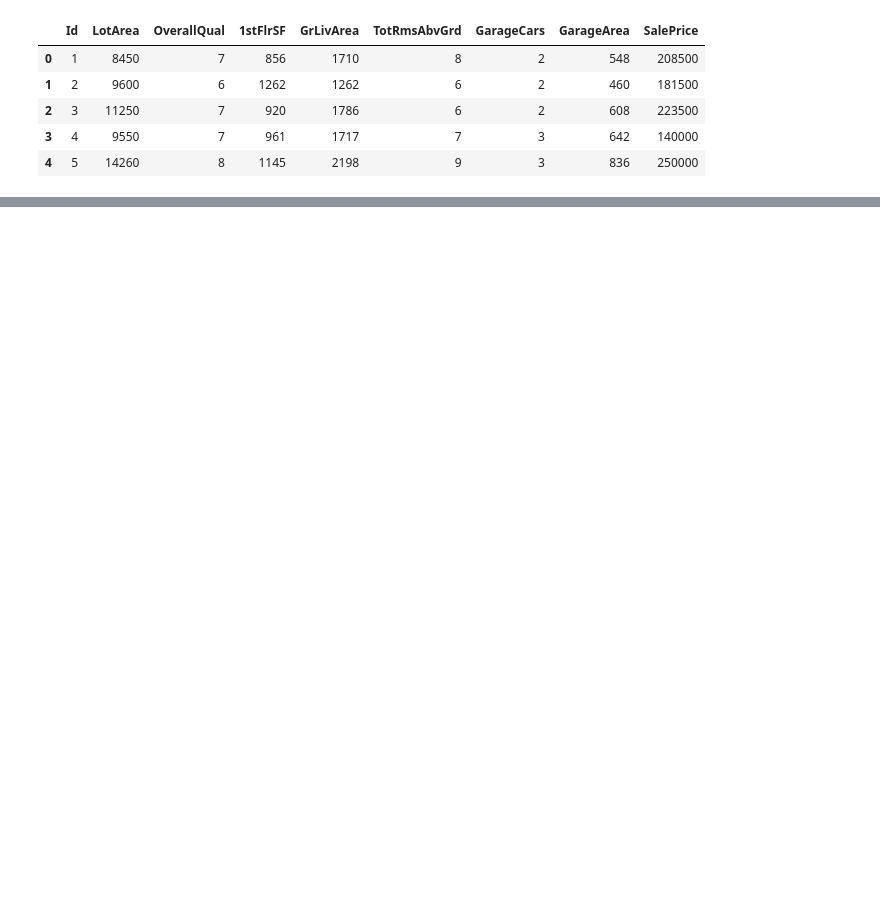
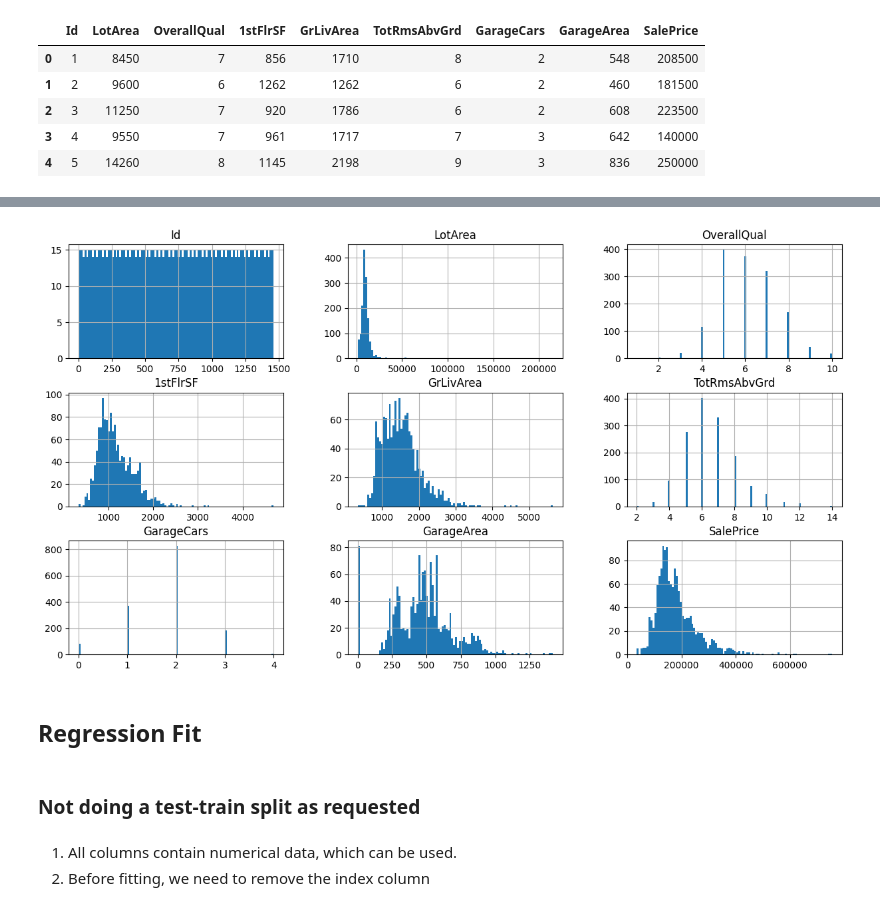
Before and after one commit to NietzscheDostoevsky/MastersDS, a Jupyter notebook: AM620-Lab/regression/housing-data.ipynb, the cells around one changed output, grey strips where cells are left out. Saved outputs shown, nothing was run; the diff lists cells and outputs as text; code cells hidden in the pictures; blank space fills up the shorter version.

```diff
--- a/AM620-Lab/regression/housing-data.ipynb
+++ b/AM620-Lab/regression/housing-data.ipynb
@@ -19,6 +21,6 @@ import matplotlib.pyplot as plt
 # %%
-df = pd.read_csv("Housepriceprediction.csv")
-df.head()
+housing = pd.read_csv("Housepriceprediction.csv")
+housing.head()
 # %% [output]
 |  | Id | LotArea | OverallQual | 1stFlrSF | GrLivArea | TotRmsAbvGrd | GarageCars | GarageArea | SalePrice |
 | 0 | 1 | 8450 | 7 | 856 | 1710 | 8 | 2 | 548 | 208500 |
@@ -28,0 +62,12 @@ df.head()
+# %%
+housing.hist(bins=100, figsize=(15,8))
+plt.show()
+# %% [output]
+[figure, added]
+# %% [markdown]
+## Regression Fit
+# %% [markdown]
+### Not doing a test-train split as requested
+# %% [markdown]
+1.  All columns contain numerical data, which can be used.
+2.  Before fitting, we need to remove the index column
```
Also changed, not shown: parts of 15 cells of this notebook.
